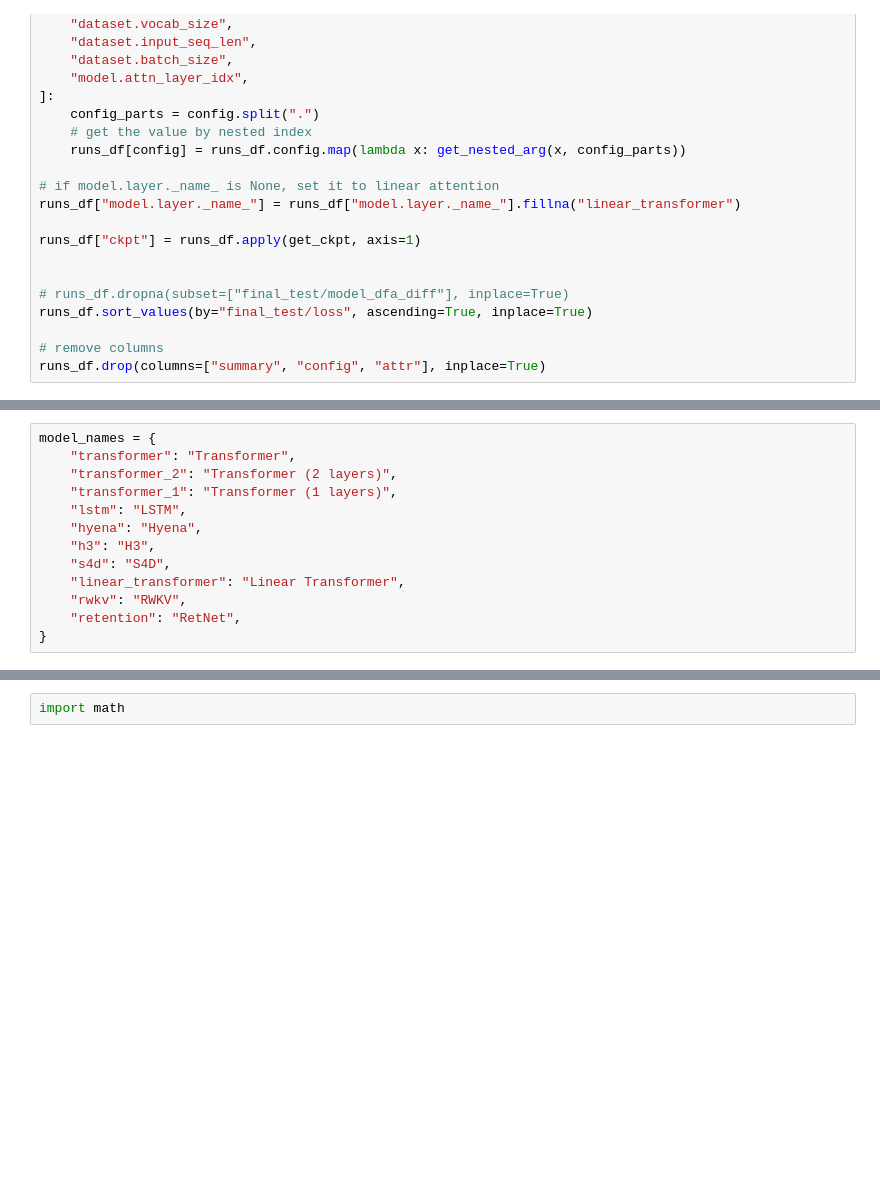
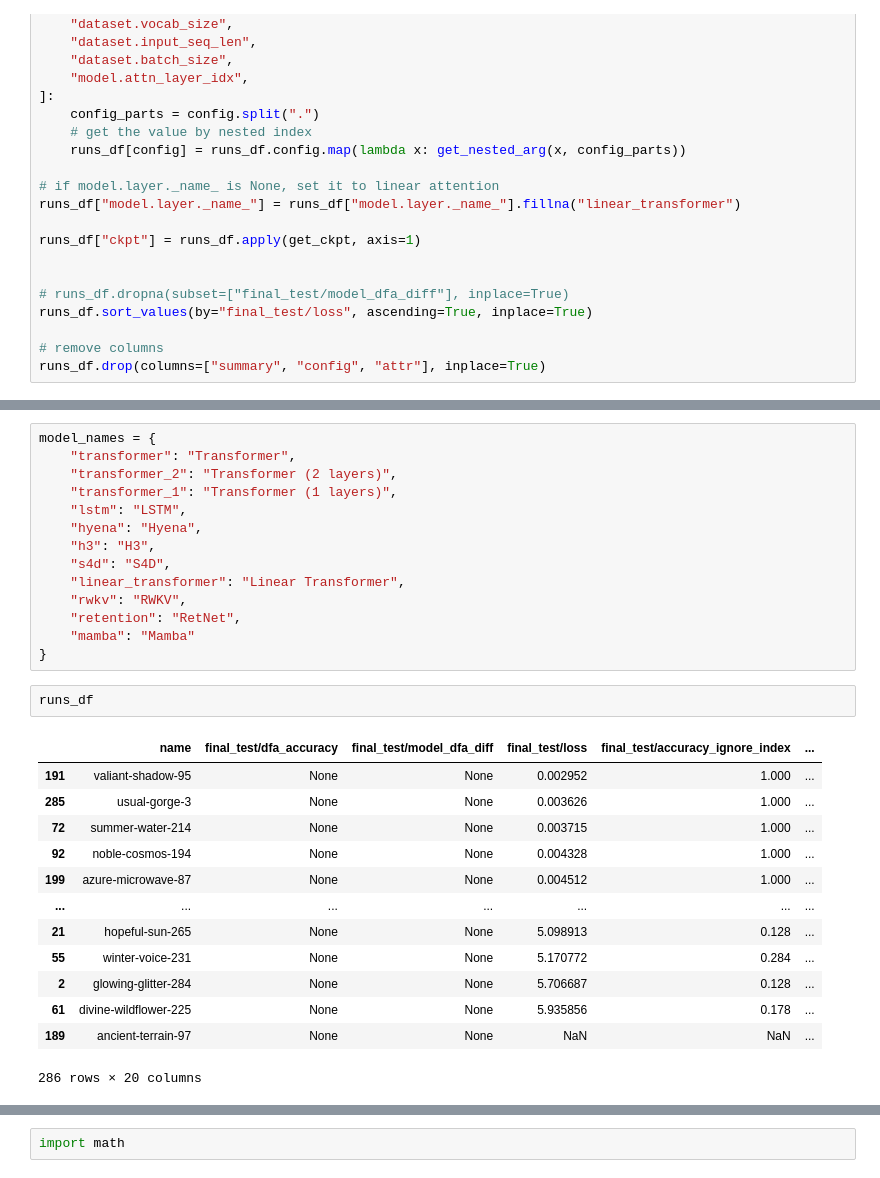
Before and after one commit to berlino/seq_icl, a Jupyter notebook: read_results.ipynb, the cells around one changed output, grey strips where cells are left out. Drawn from its saved outputs; the diff is of its cells as text; blank space fills up the shorter version.

```diff
--- a/read_results.ipynb
+++ b/read_results.ipynb
@@ -147,6 +214,23 @@ model_names = {
     "linear_transformer": "Linear Transformer",
     "rwkv": "RWKV",
     "retention": "RetNet",
+    "mamba": "Mamba"
 }
+# %%
+runs_df
+# %% [output]
+|  | name | final_test/dfa_accuracy | final_test/model_dfa_diff | final_test/loss | final_test/accuracy_ignore_index | ... |
+| 191 | valiant-shadow-95 | None | None | 0.002952 | 1.000 | ... |
+| 285 | usual-gorge-3 | None | None | 0.003626 | 1.000 | ... |
+| 72 | summer-water-214 | None | None | 0.003715 | 1.000 | ... |
+| 92 | noble-cosmos-194 | None | None | 0.004328 | 1.000 | ... |
+| 199 | azure-microwave-87 | None | None | 0.004512 | 1.000 | ... |
+| ... | ... | ... | ... | ... | ... | ... |
+| 21 | hopeful-sun-265 | None | None | 5.098913 | 0.128 | ... |
+| 55 | winter-voice-231 | None | None | 5.170772 | 0.284 | ... |
+| 2 | glowing-glitter-284 | None | None | 5.706687 | 0.128 | ... |
+| 61 | divine-wildflower-225 | None | None | 5.935856 | 0.178 | ... |
+| 189 | ancient-terrain-97 | None | None | NaN | NaN | ... |
+286 rows × 20 columns
 # %%
 # fig size
```
Also changed, not shown: parts of 10 cells of this notebook, 6 other files.
